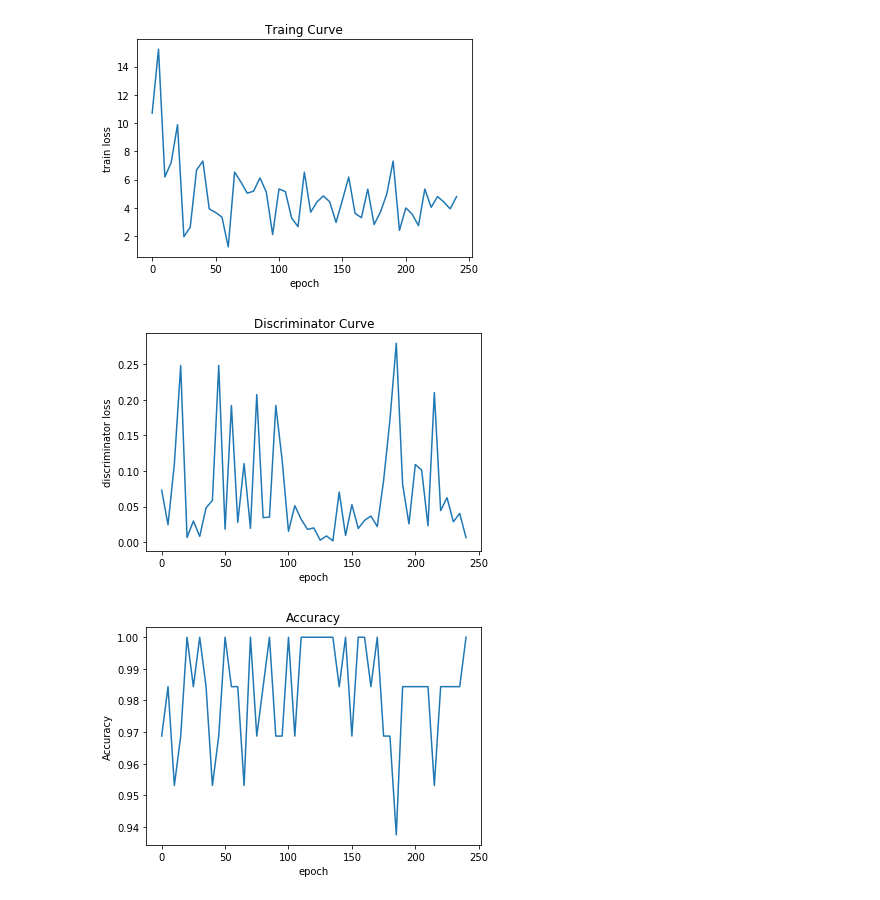
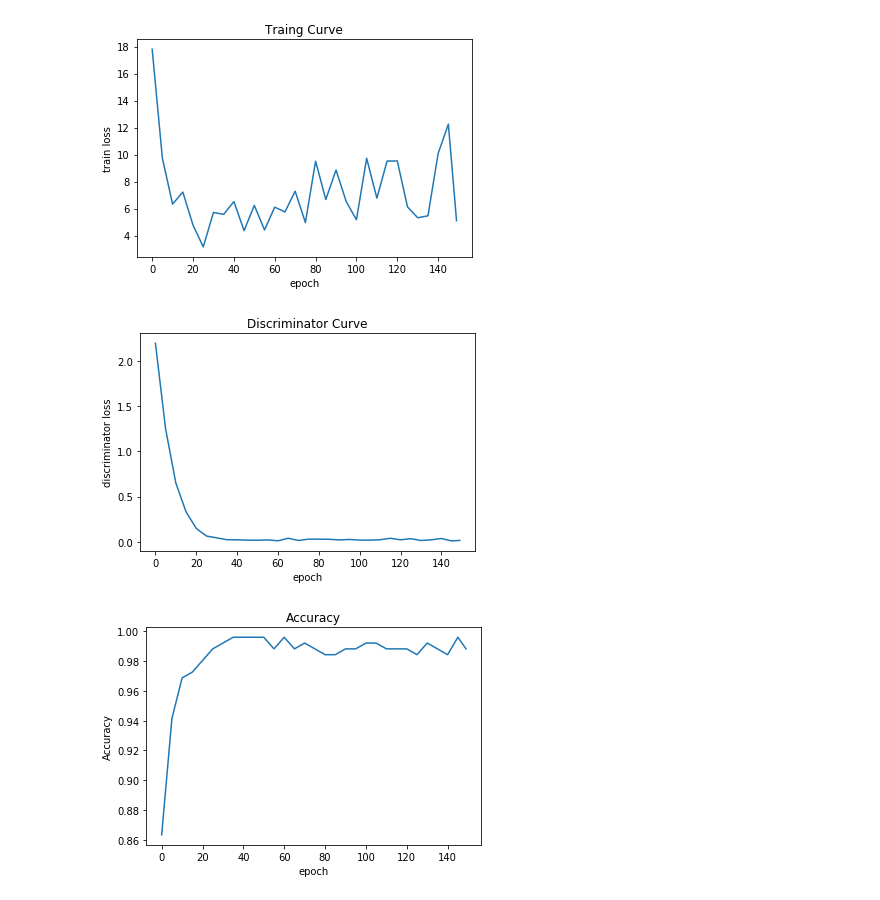
Before and after one commit to jiarongp/Sem_DL, a Jupyter notebook: curve_draw.ipynb, the cells around one changed output. Saved outputs shown, nothing was run; the diff lists cells and outputs as text; code cells hidden in the pictures.

```diff
--- a/curve_draw.ipynb
+++ b/curve_draw.ipynb
@@ -3,7 +3,6 @@ import pandas as pd
 import numpy as np
 import matplotlib.pyplot as plt
 # %%
-
 # the origin file need to be preprocessed
-file = './save/experiment-log.txt'
+path = './save/experiment-log.txt'
 # %%
@@ -43,7 +39,7 @@ df.to_csv(target, sep=' ', index=False, header=False)
 #save the file to target
 # %%
 #open the target txt
-target_="target.txt"
+target_="./save/target.txt"
 
 with open(target_) as f:
     lines = f.readlines()
@@ -78,36 +74,36 @@ ax2.set_xlabel('epoch')
 ax2.set_ylabel('discriminator loss')
 
 ax3.set_title("Accuracy")
 ax3.set_xlabel('epoch')
 ax3.set_ylabel('Accuracy')
 
 x_new_list =[float(i) for i in x]
 
 y_new_list = [float(k) for k in y]
 #print(x_new_list)
 #print(y_new_list)
 a_list = [float(i) for i in a]
 b_list = [float(k) for k in b]
 
 c_list = [float(i) for i in c]
 d_list = [float(k) for k in d]
 
 ax1.plot(x_new_list,y_new_list, label='train')
 ax2.plot(a_list,b_list,label="discriminator")
 ax3.plot(c_list,d_list,label="accuracy")
 
 #leg = ax2.legend()
 #leg = ax1.legend()
 #leg = ax3.legend()
 #x =[0,5,10,15,20]
 #y= [10.707,15.227,6.1876,7.214,9.888]
 #plt.plot(x,y)
 
 plt.show()
 # %% [output]
-[figure, old version]
+[figure, new version]
-[figure, old version]
+[figure, new version]
-[figure, old version]
+[figure, new version]
 # %%
 plt.plot(x_new_list, y_new_list, label="train")
 plt.plot(a_list,b_list,label="discriminator")
```
Also changed, not shown: parts of 2 cells of this notebook, 23 other files.
